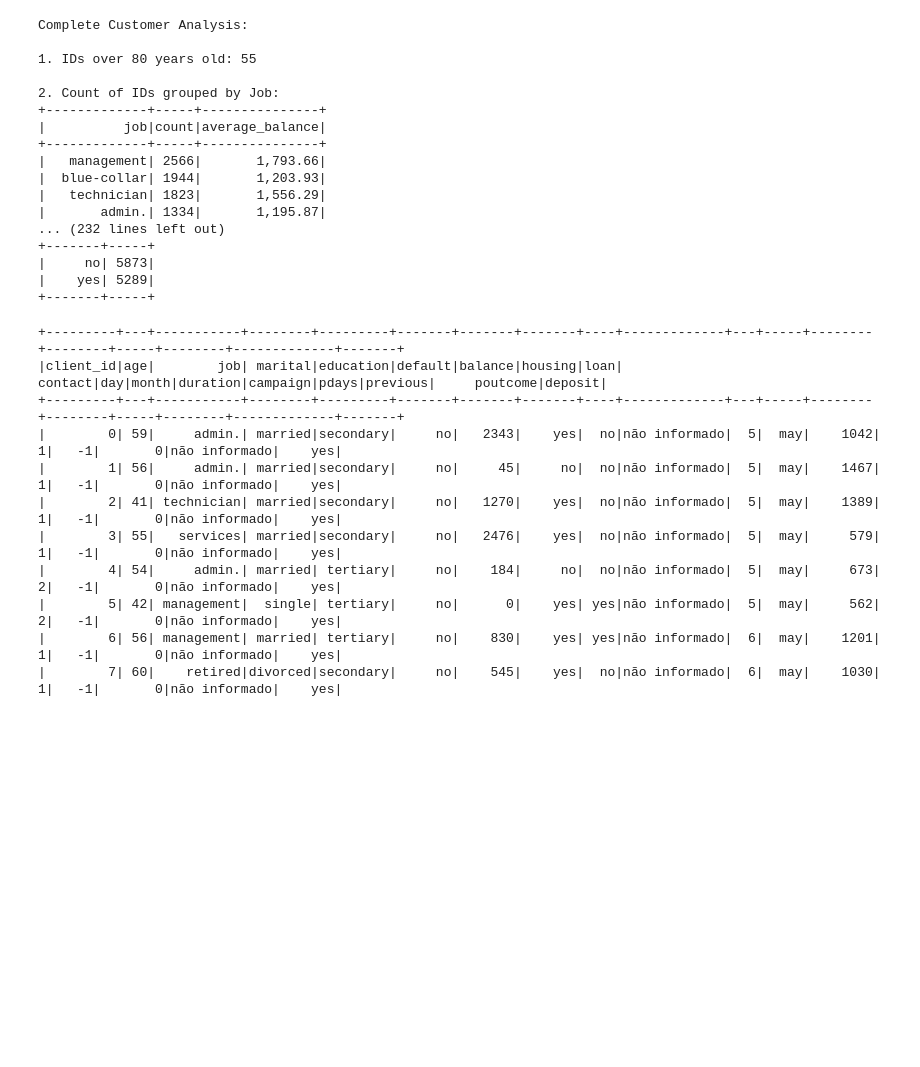
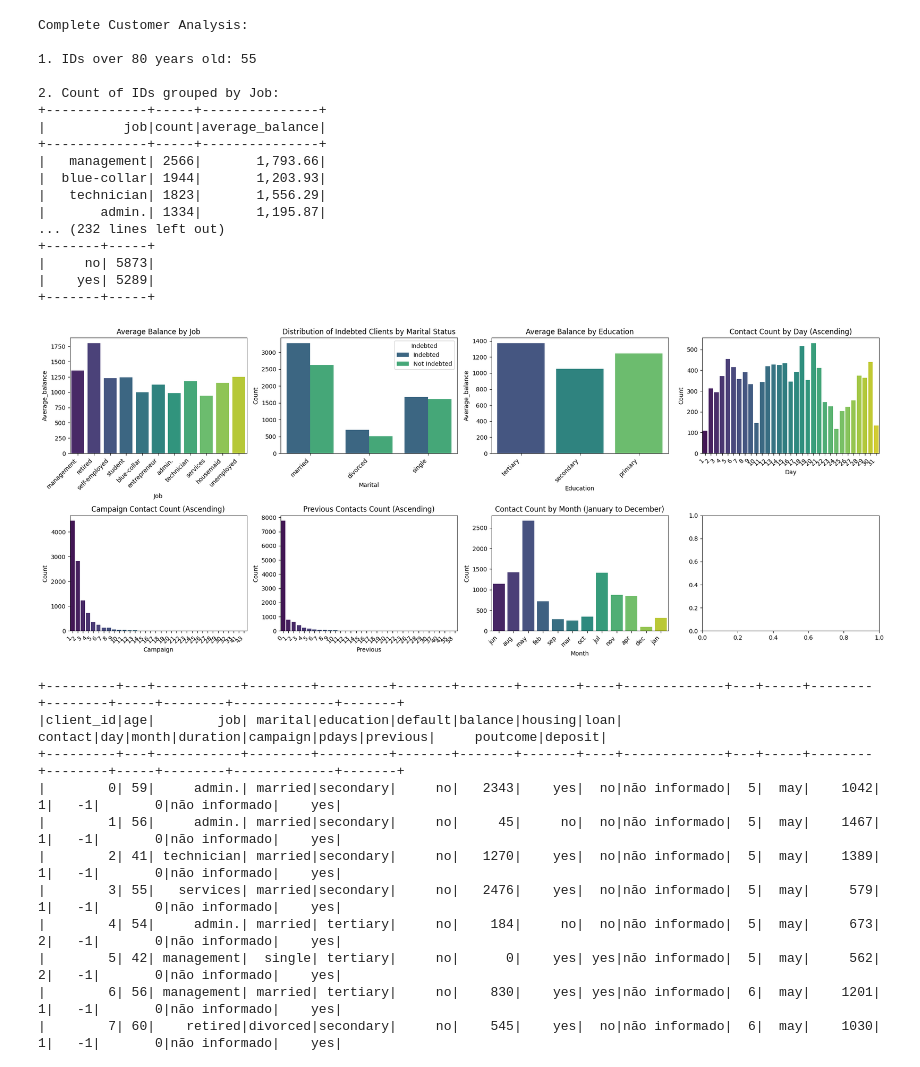
Before and after one commit to KoreTane/MKTBank, a Jupyter notebook: MKTBank.ipynb, the cells around one changed output. Saved outputs shown, nothing was run; the diff lists cells and outputs as text; code cells hidden in the pictures; blank space fills up the shorter version.

```diff
--- a/MKTBank.ipynb
+++ b/MKTBank.ipynb
@@ -209,6 +211,71 @@ Complete Customer Analysis:
 |     no| 5873|
 |    yes| 5289|
 +-------+-----+
+# %%
+queries = [
+    {
+        "query": df.groupBy("job").agg(F.avg("balance").alias("average_balance")),
+        "x_col": "job",
+        "y_col": "average_balance",
+        "title": "Average Balance by Job"
+    },
+    {
+        "query": df.withColumn("Indebted", F.when((df.housing == "yes") | (df.loan == "yes"), "Indebted").otherwise("Not Indebted"))
+                    .groupBy("marital", "Indebted").count(),
+        "x_col": "marital",
+        "y_col": "count",
+        "hue_col": "Indebted",
+        "title": "Distribution of Indebted Clients by Marital Status"
+    },
+    {
+        "query": df.groupBy("education").agg(F.avg("balance").alias("average_balance")),
+        "x_col": "education",
+        "y_col": "average_balance",
+        "title": "Average Balance by Education"
+    },
+    {
+        "query": df.groupBy("day").count().orderBy("day"),
+        "x_col": "day",
+        "y_col": "count",
+        "title": "Contact Count by Day (Ascending)"
+    },
+    {
+        "query": df.groupBy("campaign").count().orderBy("campaign"),
+        "x_col": "campaign",
+        "y_col": "count",
+        "title": "Campaign Contact Count (Ascending)"
+    },
+    {
+        "query": df.groupBy("previous").count().orderBy("previous"),
+        "x_col": "previous",
+        "y_col": "count",
+        "title": "Previous Contacts Count (Ascending)"
+    },
+    {
+        "query": df.groupBy("month").count().orderBy(F.month(df["month"])),
+        "x_col": "month",
+        "y_col": "count",
+        "title": "Contact Count by Month (January to December)"
+    }
+]
+
+# Criando subplots
+fig, axes = plt.subplots(nrows=2, ncols=4, figsize=(20, 8))
+axes = axes.flatten()
+
+# Loop para plotar os gráficos
+for ax, query_info in zip(axes, queries):
+    df_pd = query_info["query"].toPandas()
+    sns.barplot(x=query_info["x_col"], y=query_info["y_col"], hue=query_info.get("hue_col"), data=df_pd, ax=ax, palette="viridis")
+    ax.set_title(query_info["title"])
+    ax.set_xlabel(query_info["x_col"].capitalize())
+    ax.set_ylabel(query_info["y_col"].capitalize())
+    ax.set_xticklabels(ax.get_xticklabels(), rotation=45, ha="right")
+
+plt.tight_layout()
+plt.show()
+# %% [output]
+[figure, added]
 # %%
 # del lines where age > 80 or balance > 10000
 df = df.filter(
```
Also changed, not shown: parts of 5 cells of this notebook.
